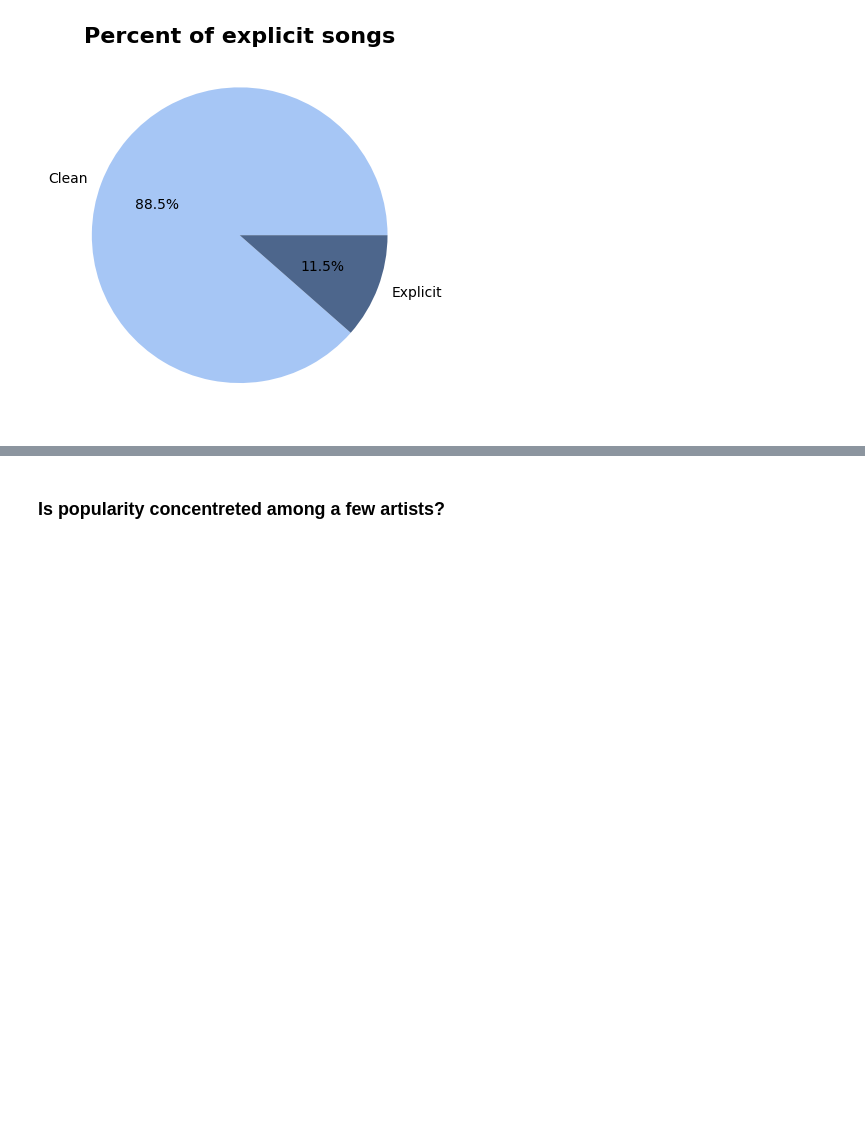
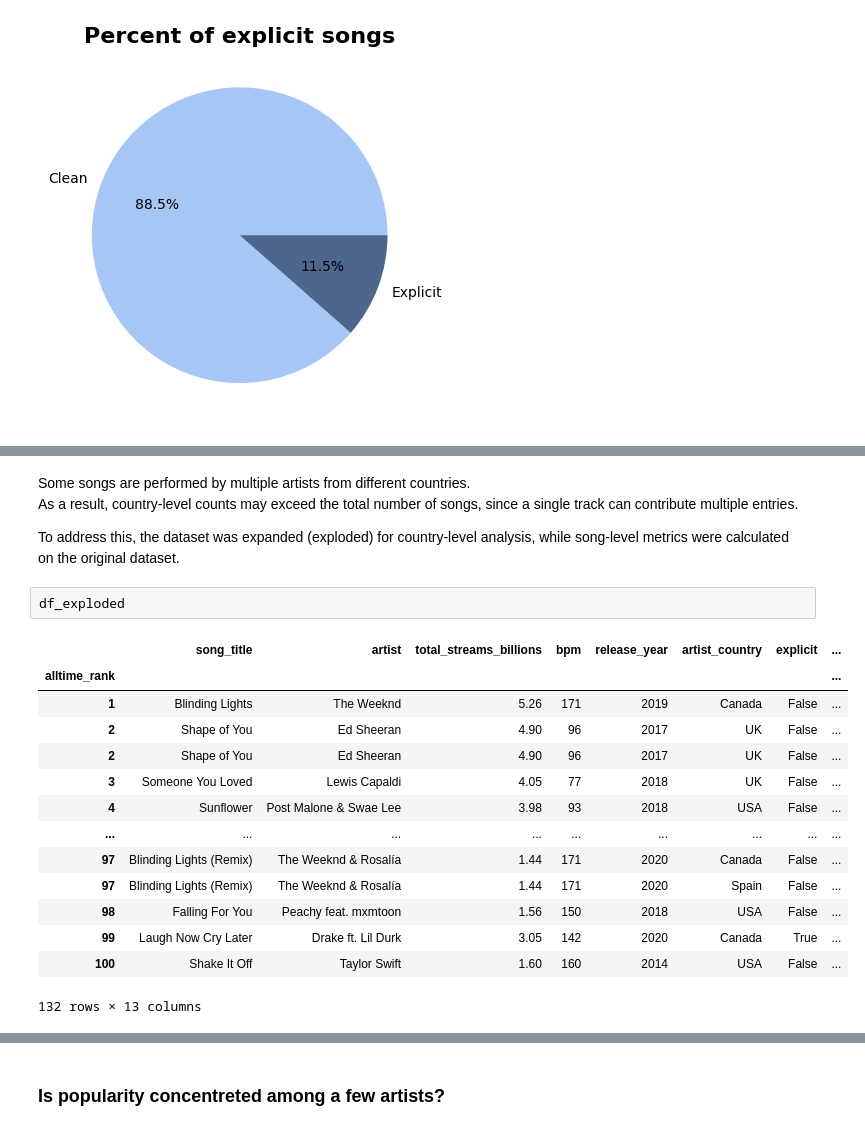
Before and after one commit to Karol-zoned/spotify-hits-analysis, a Jupyter notebook: spotify-hits-analysis.ipynb, the cells around one changed output, grey strips where cells are left out. Drawn from its saved outputs; the diff is of its cells as text; blank space fills up the shorter version.

```diff
--- a/spotify-hits-analysis.ipynb
+++ b/spotify-hits-analysis.ipynb
@@ -239 +250,23 @@ Name: count, dtype: int64
+# %% [markdown]
+Some songs are performed by multiple artists from different countries.
+As a result, country-level counts may exceed the total number of songs, since a single track can contribute multiple entries.
+
+To address this, the dataset was expanded (exploded) for country-level analysis, while song-level metrics were calculated on the original dataset.
+# %%
+df_exploded
+# %% [output]
+|  | song_title | artist | total_streams_billions | bpm | release_year | artist_country | explicit | ... |
+| alltime_rank |  |  |  |  |  |  |  | ... |
+| 1 | Blinding Lights | The Weeknd | 5.26 | 171 | 2019 | Canada | False | ... |
+| 2 | Shape of You | Ed Sheeran | 4.90 | 96 | 2017 | UK | False | ... |
+| 2 | Shape of You | Ed Sheeran | 4.90 | 96 | 2017 | UK | False | ... |
+| 3 | Someone You Loved | Lewis Capaldi | 4.05 | 77 | 2018 | UK | False | ... |
+| 4 | Sunflower | Post Malone & Swae Lee | 3.98 | 93 | 2018 | USA | False | ... |
+| ... | ... | ... | ... | ... | ... | ... | ... | ... |
+| 97 | Blinding Lights (Remix) | The Weeknd & Rosalía | 1.44 | 171 | 2020 | Canada | False | ... |
+| 97 | Blinding Lights (Remix) | The Weeknd & Rosalía | 1.44 | 171 | 2020 | Spain | False | ... |
+| 98 | Falling For You | Peachy feat. mxmtoon | 1.56 | 150 | 2018 | USA | False | ... |
+| 99 | Laugh Now Cry Later | Drake ft. Lil Durk | 3.05 | 142 | 2020 | Canada | True | ... |
+| 100 | Shake It Off | Taylor Swift | 1.60 | 160 | 2014 | USA | False | ... |
+132 rows × 13 columns
 # %%
```
Also changed, not shown: parts of 28 cells of this notebook.
